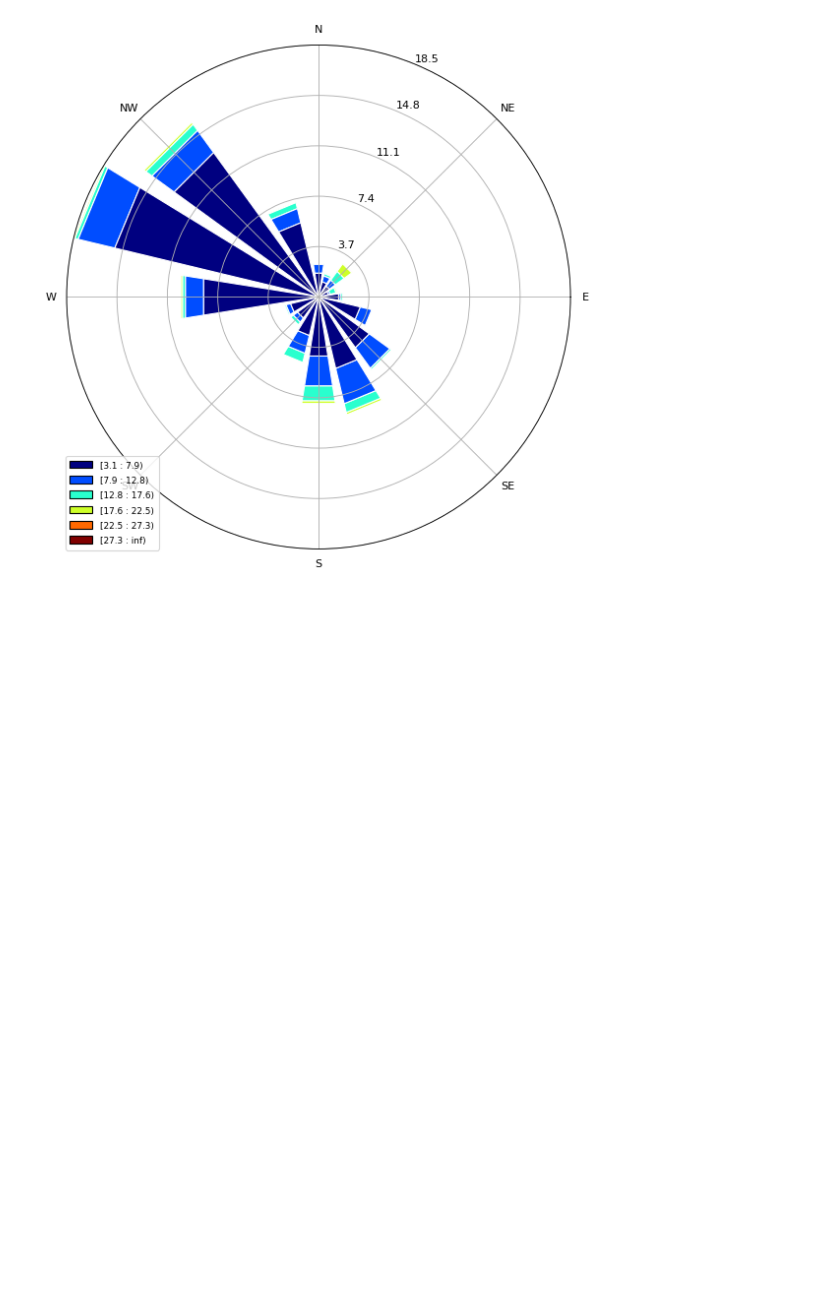
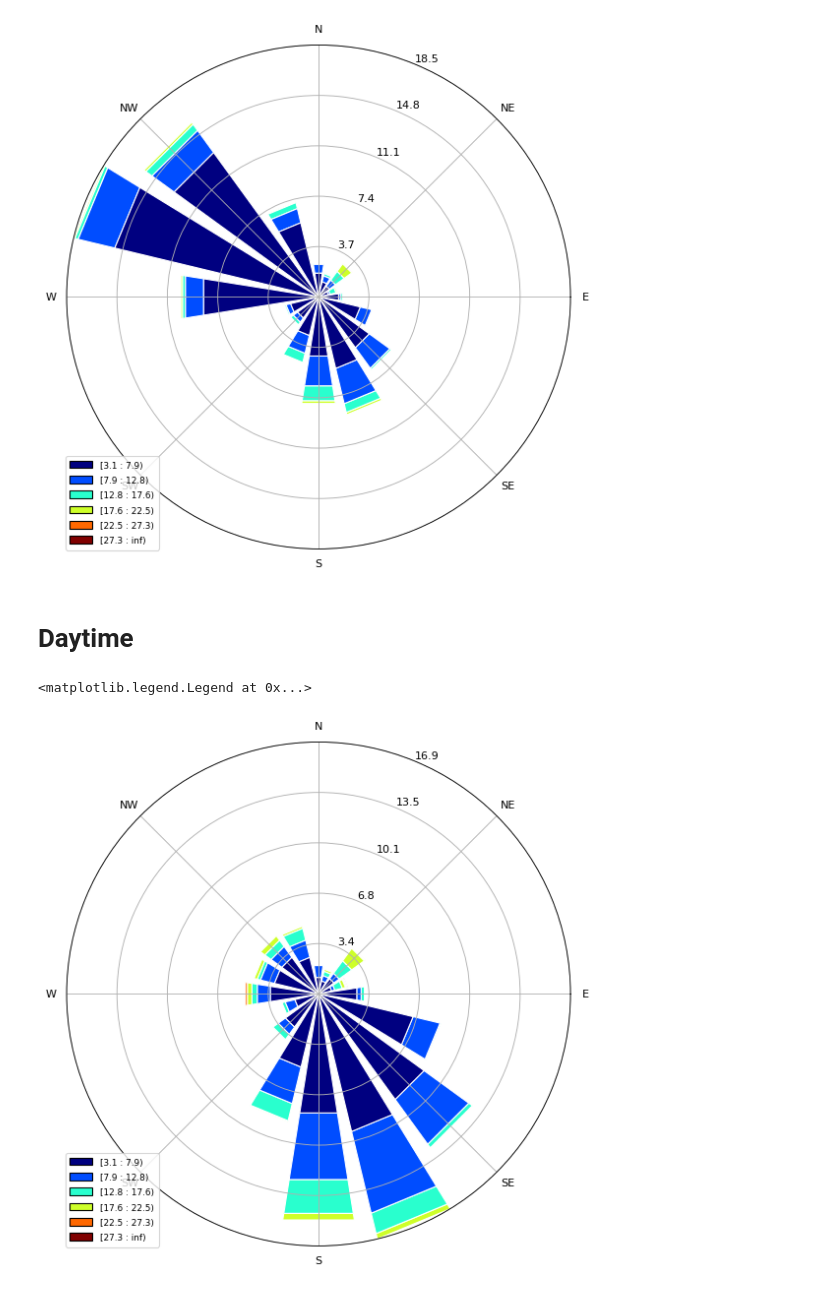
Before and after one commit to nick123pig/wind-rose, a Jupyter notebook: main.ipynb, the cells around one changed output. Drawn from its saved outputs; the diff is of its cells as text; code cells hidden in the pictures; blank space fills up the shorter version.

Commit message:
add daytime nighttime

```diff
--- a/main.ipynb
+++ b/main.ipynb
@@ -153,3 +154,16 @@ ax.set_legend()
 # %% [output]
 <matplotlib.legend.Legend at 0x...>
 [figure]
+# %% [markdown]
+# Daytime
+# %%
+daytime = [x for x in all_data if 8 <= datetime.strptime(x[0], '%Y-%m-%d %H:%M').time().hour <= 18  ]
+wd = numpy.array([x[1] for x in daytime if not is_calm(x[2]) ])
+ws = numpy.array([x[2] for x in daytime if not is_calm(x[2])])
+ax = WindroseAxes.from_ax()
+ax.bar(wd, ws, normed=True, opening=0.8, edgecolor='white')
+ax.set_xticklabels(['E', 'NE','N', 'NW', 'W', 'SW', 'S', 'SE'])
+ax.set_legend()
+# %% [output]
+<matplotlib.legend.Legend at 0x...>
+[figure, added]
```
Also changed, not shown: parts of 4 cells of this notebook.
